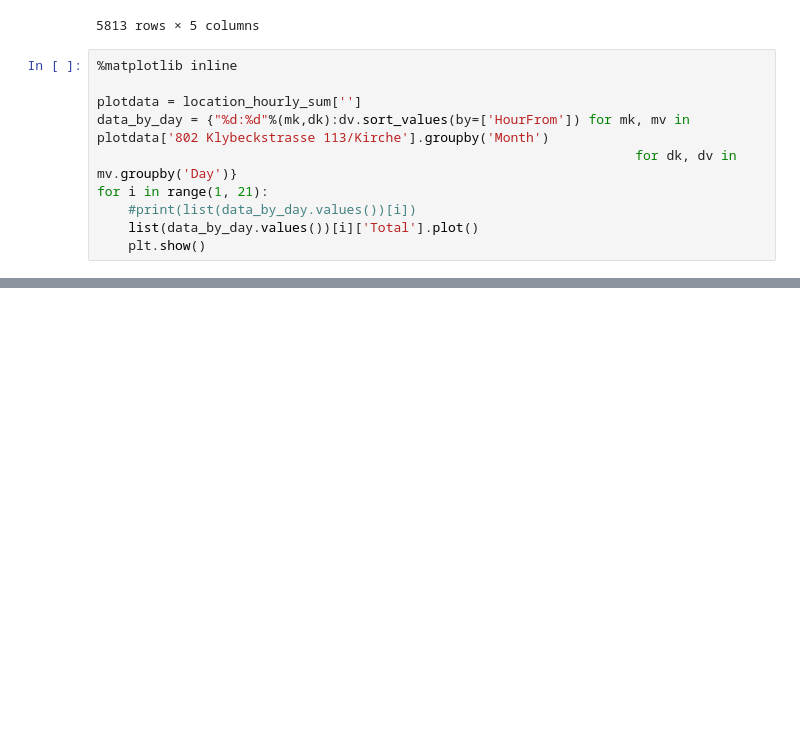
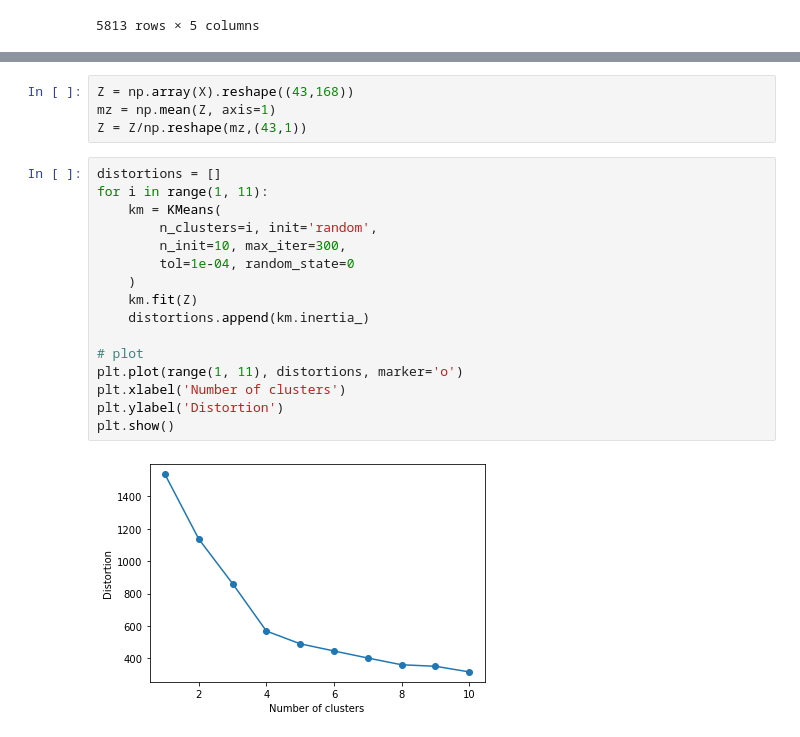
Before and after one commit to 1b15/walk-flow, a Jupyter notebook: notebooks/basel_analysis.ipynb, the cells around one changed output, grey strips where cells are left out. Saved outputs shown, nothing was run; the diff lists cells and outputs as text; blank space fills up the shorter version.

```diff
--- a/notebooks/basel_analysis.ipynb
+++ b/notebooks/basel_analysis.ipynb
@@ -69,13 +75,3 @@ location_hourly_sum['802 Klybeckstrasse 113/Kirche']
 | 2019-09-30 23:00:00 | 31 | 9 | 30 | 0 | 22 |
 | 2019-10-01 00:00:00 | 19 | 9 | 1 | 0 | 23 |
 5813 rows × 5 columns
-# %%
-%matplotlib inline
-
-plotdata = location_hourly_sum['']
-data_by_day = {"%d:%d"%(mk,dk):dv.sort_values(by=['HourFrom']) for mk, mv in plotdata['802 Klybeckstrasse 113/Kirche'].groupby('Month')
-                                                                     for dk, dv in mv.groupby('Day')}
-for i in range(1, 21):
-    #print(list(data_by_day.values())[i])
-    list(data_by_day.values())[i]['Total'].plot()
-    plt.show()
@@ -95,0 +132,22 @@ for i in range(1, 21):
+# %%
+Z = np.array(X).reshape((43,168))
+mz = np.mean(Z, axis=1)
+Z = Z/np.reshape(mz,(43,1))
+# %%
+distortions = []
+for i in range(1, 11):
+    km = KMeans(
+        n_clusters=i, init='random',
+        n_init=10, max_iter=300,
+        tol=1e-04, random_state=0
+    )
+    km.fit(Z)
+    distortions.append(km.inertia_)
+
+# plot
+plt.plot(range(1, 11), distortions, marker='o')
+plt.xlabel('Number of clusters')
+plt.ylabel('Distortion')
+plt.show()
+# %% [output]
+[figure, added]
```
Also changed, not shown: parts of 7 cells of this notebook.
